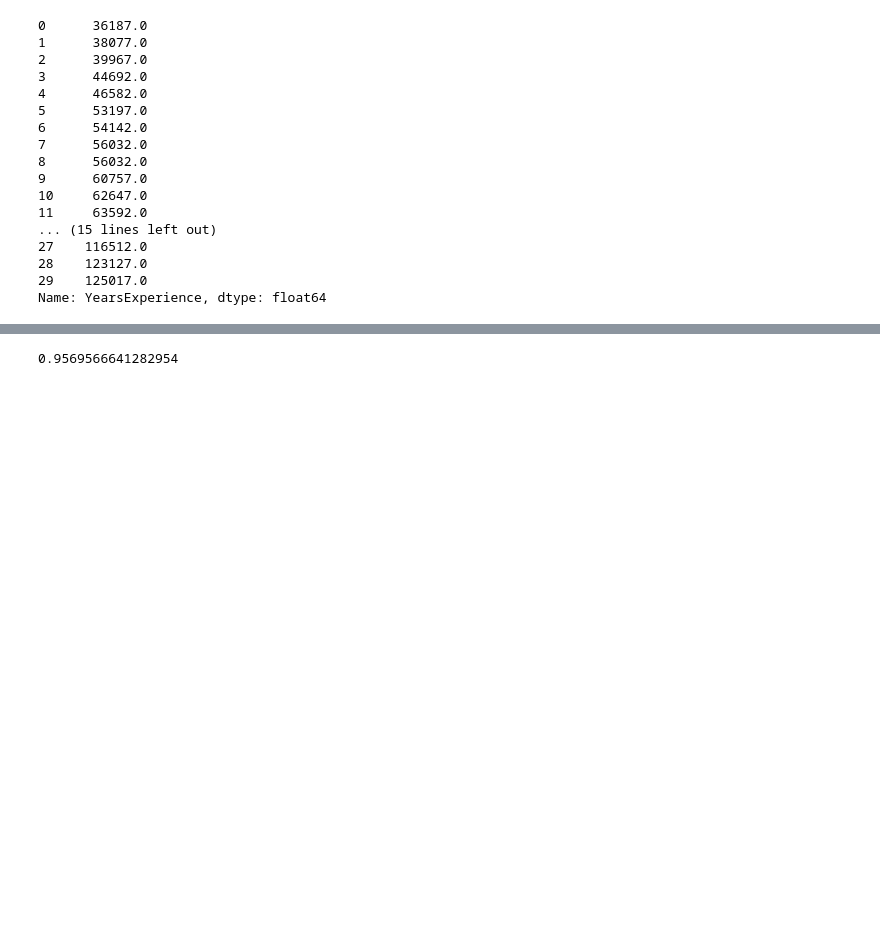
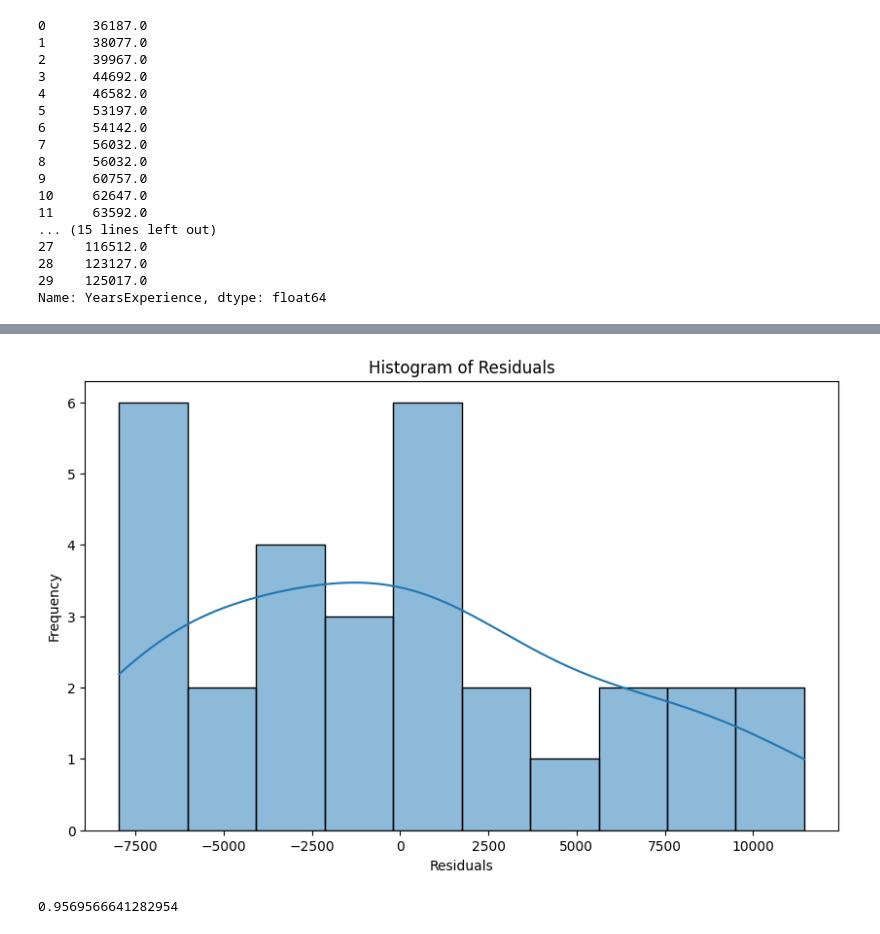
Before and after one commit to kuuntakiintee/Linear_Regression, a Jupyter notebook: linear_regression.ipynb, the cells around one changed output, grey strips where cells are left out. Cells and saved outputs as stored; diff of their text form; code cells hidden in the pictures; blank space fills up the shorter version.

```diff
--- a/linear_regression.ipynb
+++ b/linear_regression.ipynb
@@ -125,3 +138,12 @@ plt.gca().legend(('Actual','Predicted'))
+# %%
+plt.figure(figsize=(10, 6))
+sns.histplot(residuals, bins=10, kde=True)
+plt.title('Histogram of Residuals')
+plt.xlabel('Residuals')
+plt.ylabel('Frequency')
+plt.show()
+# %% [output]
+[figure, added]
 # %%
 e = y - Y
 RSS = (e**2).sum()
```
Also changed, not shown: parts of 11 cells of this notebook.
